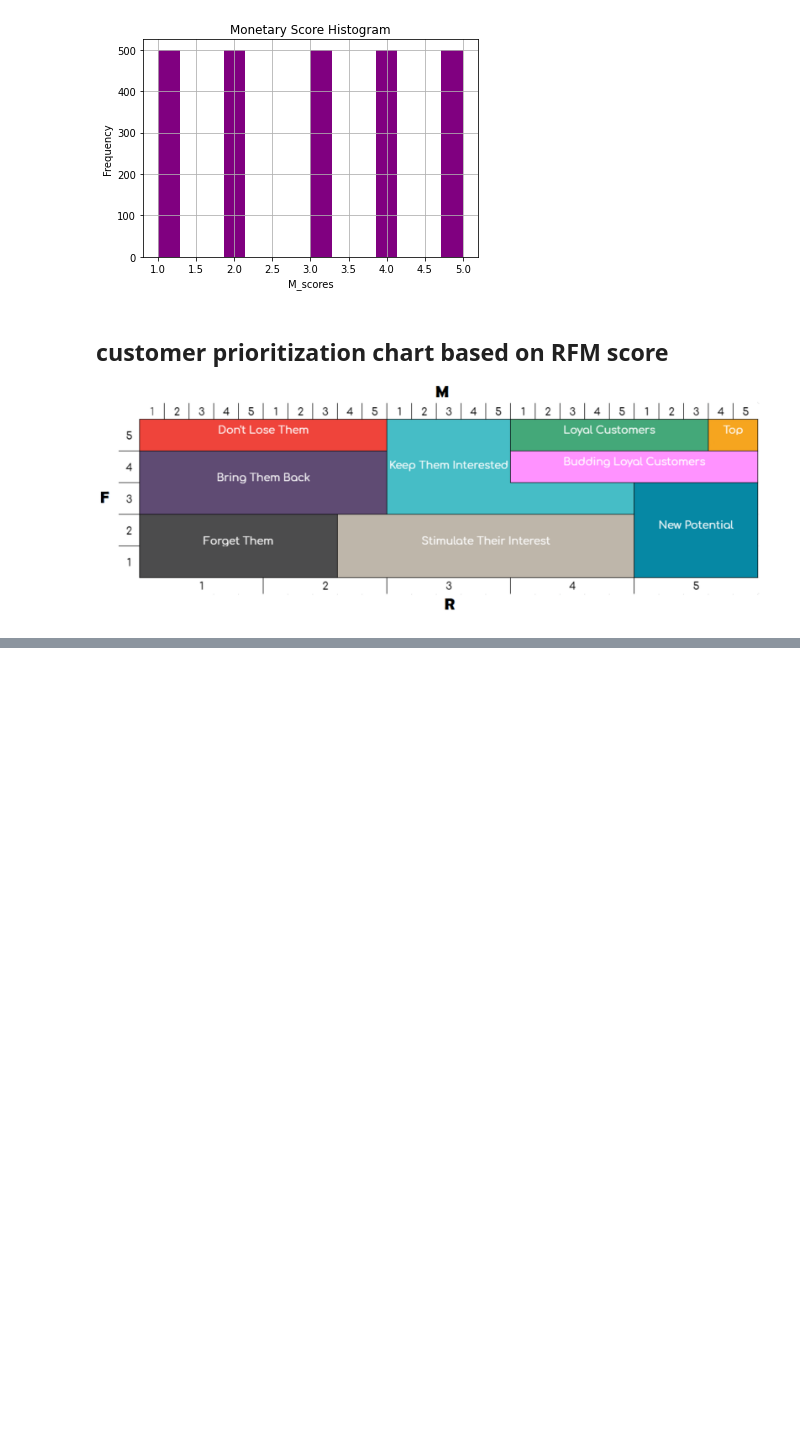
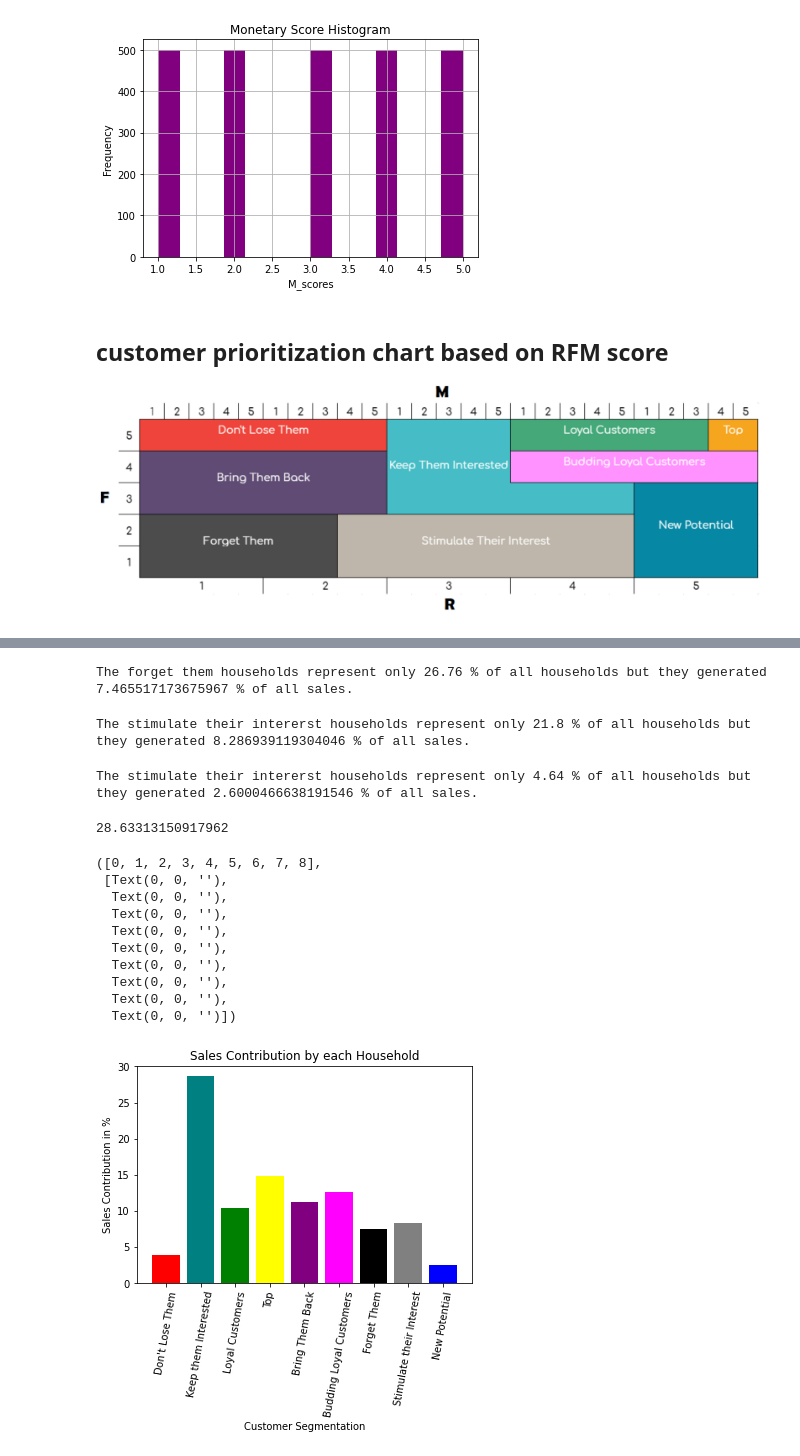
Before and after one commit to Sundus99/Retail-Customer-Segmentation, a Jupyter notebook: RetailCustomerSegmentation.ipynb, the cells around one changed output, grey strips where cells are left out. Saved outputs shown, nothing was run; the diff lists cells and outputs as text; code cells hidden in the pictures; blank space fills up the shorter version.

```diff
--- a/RetailCustomerSegmentation.ipynb
+++ b/RetailCustomerSegmentation.ipynb
@@ -403,0 +610,4 @@ Text(0.5, 1.0, 'Monetary Score Histogram')
+# %%
+ft = ft_household_sales(RFM_scores,trans_data_prep_final)
+# %% [output]
+The forget them households represent only 26.76 % of all households but they generated 7.465517173675967 % of all sales.
@@ -403,0 +642,4 @@ Text(0.5, 1.0, 'Monetary Score Histogram')
+# %%
+sti = sti_household_sales(RFM_scores,trans_data_prep_final)
+# %% [output]
+The stimulate their intererst households represent only 21.8 % of all households but they generated 8.286939119304046 % of all sales.
@@ -403,0 +674,36 @@ Text(0.5, 1.0, 'Monetary Score Histogram')
+# %%
+np = np_household_sales(RFM_scores,trans_data_prep_final)
+# %% [output]
+The stimulate their intererst households represent only 4.64 % of all households but they generated 2.6000466638191546 % of all sales.
+# %%
+total_hp = dnlt[1]+lhs[1]+ths[1]+btb[1]+blc[1]+ft[1]+sti[1]+np[1]
+total_sp = dnlt[2]+lhs[2]+ths[2]+btb[2]+blc[2]+ft[2]+sti[2]+np[2]
+# %%
+#household percent
+kti_hp = 100-total_hp
+kti_sp = 100-total_sp
+# %%
+kti_sp
+# %% [output]
+28.63313150917962
+# %%
+x = ["Don't Lose Them","Keep them Interested","Loyal Customers","Top","Bring Them Back","Budding Loyal Customers","Forget Them","Stimulate their Interest","New Potential"]
+y = [dnlt[2],kti_sp,lhs[2],ths[2],btb[2],blc[2],ft[2],sti[2],np[2]]
+New_Colors = ['red','teal','green','yellow','purple','magenta','black','grey','blue']
+plt.bar(x,y, color=New_Colors)
+plt.title("Sales Contribution by each Household")
+plt.xlabel("Customer Segmentation")
+plt.ylabel("Sales Contribution in %")
+plt.xticks(rotation=80)
+# %% [output]
+([0, 1, 2, 3, 4, 5, 6, 7, 8],
+ [Text(0, 0, ''),
+  Text(0, 0, ''),
+  Text(0, 0, ''),
+  Text(0, 0, ''),
+  Text(0, 0, ''),
+  Text(0, 0, ''),
+  Text(0, 0, ''),
+  Text(0, 0, ''),
+  Text(0, 0, '')])
+[figure, added]
```
Also changed, not shown: parts of 22 cells of this notebook.
